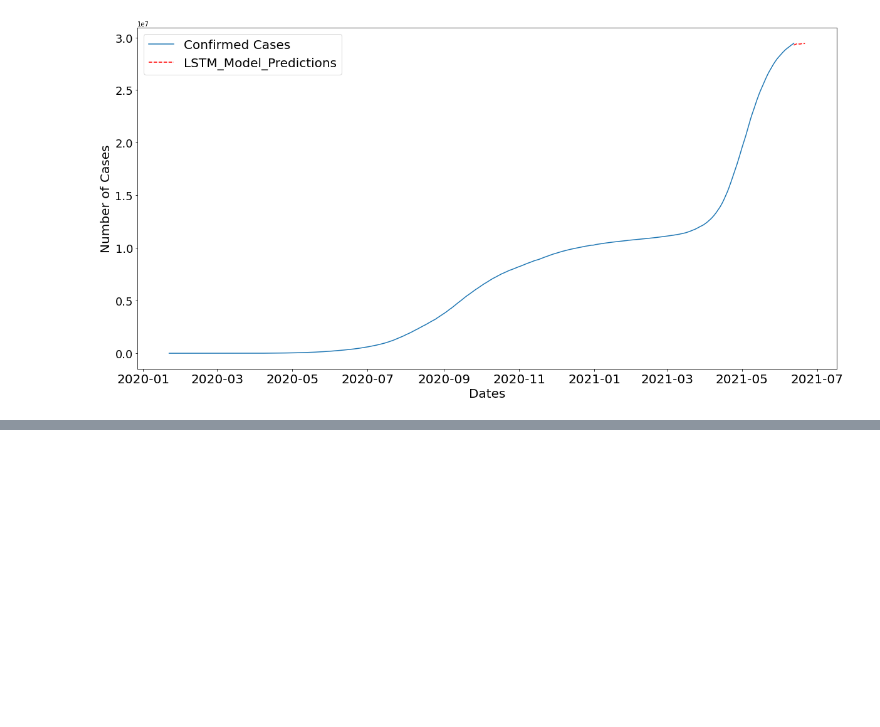
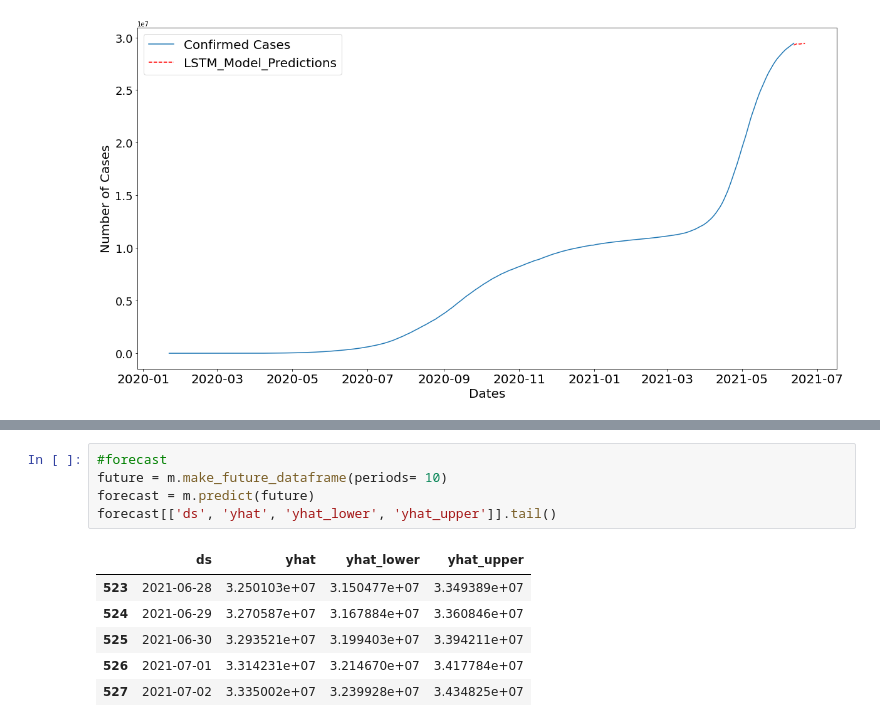
Before and after one commit to afzal442/TimeSeriesAnalysysofCovid-19inIndia, a Jupyter notebook: TS.ipynb, the cells around one changed output, grey strips where cells are left out. Saved outputs shown, nothing was run; the diff lists cells and outputs as text; blank space fills up the shorter version.

```diff
--- a/TS.ipynb
+++ b/TS.ipynb
@@ -150,0 +177,12 @@ plt.show()
+# %%
+#forecast
+future = m.make_future_dataframe(periods= 10)
+forecast = m.predict(future)
+forecast[['ds', 'yhat', 'yhat_lower', 'yhat_upper']].tail()
+# %% [output]
+|  | ds | yhat | yhat_lower | yhat_upper |
+| 523 | 2021-06-28 | 3.250103e+07 | 3.150477e+07 | 3.349389e+07 |
+| 524 | 2021-06-29 | 3.270587e+07 | 3.167884e+07 | 3.360846e+07 |
+| 525 | 2021-06-30 | 3.293521e+07 | 3.199403e+07 | 3.394211e+07 |
+| 526 | 2021-07-01 | 3.314231e+07 | 3.214670e+07 | 3.417784e+07 |
+| 527 | 2021-07-02 | 3.335002e+07 | 3.239928e+07 | 3.434825e+07 |
```
Also changed, not shown: parts of 7 cells of this notebook.
